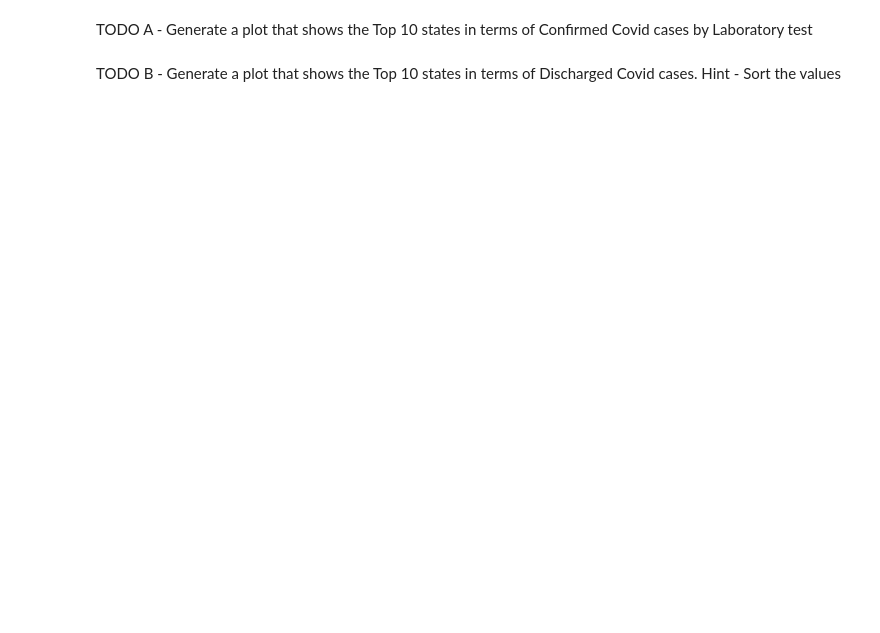
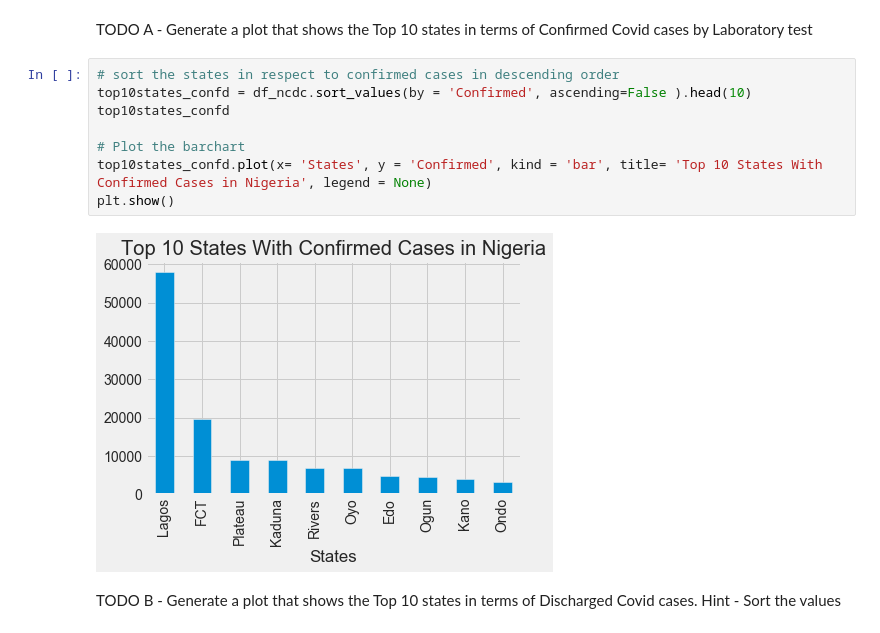
Before and after one commit to Grace2705/Nigeria-COVID-19-Data-Analysis-Using-Python, a Jupyter notebook: covidproject.ipynb, the cells around one changed output. Cells and saved outputs as stored; diff of their text form; blank space fills up the shorter version.

```diff
--- a/covidproject.ipynb
+++ b/covidproject.ipynb
@@ -369,4 +401,14 @@ We have included a few TODOs to help with your analysis. However, do not let thi
 # %% [markdown]
 TODO A - Generate a plot that shows the Top 10 states in terms of Confirmed Covid cases by Laboratory test
+# %%
+# sort the states in respect to confirmed cases in descending order
+top10states_confd = df_ncdc.sort_values(by = 'Confirmed', ascending=False ).head(10)
+top10states_confd
+
+# Plot the barchart
+top10states_confd.plot(x= 'States', y = 'Confirmed', kind = 'bar', title= 'Top 10 States With Confirmed Cases in Nigeria', legend = None)
+plt.show()
+# %% [output]
+[figure, added]
 # %% [markdown]
 TODO B - Generate a plot that shows the Top 10 states in terms of Discharged Covid cases. Hint - Sort the values
```
Also changed, not shown: parts of 19 cells of this notebook.
